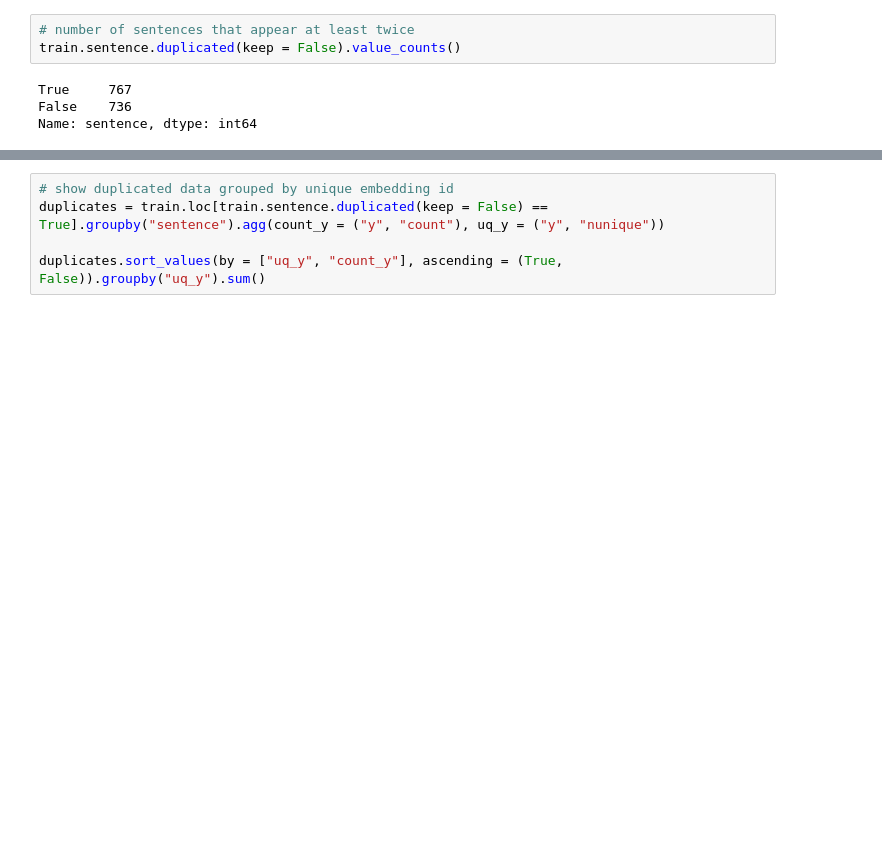
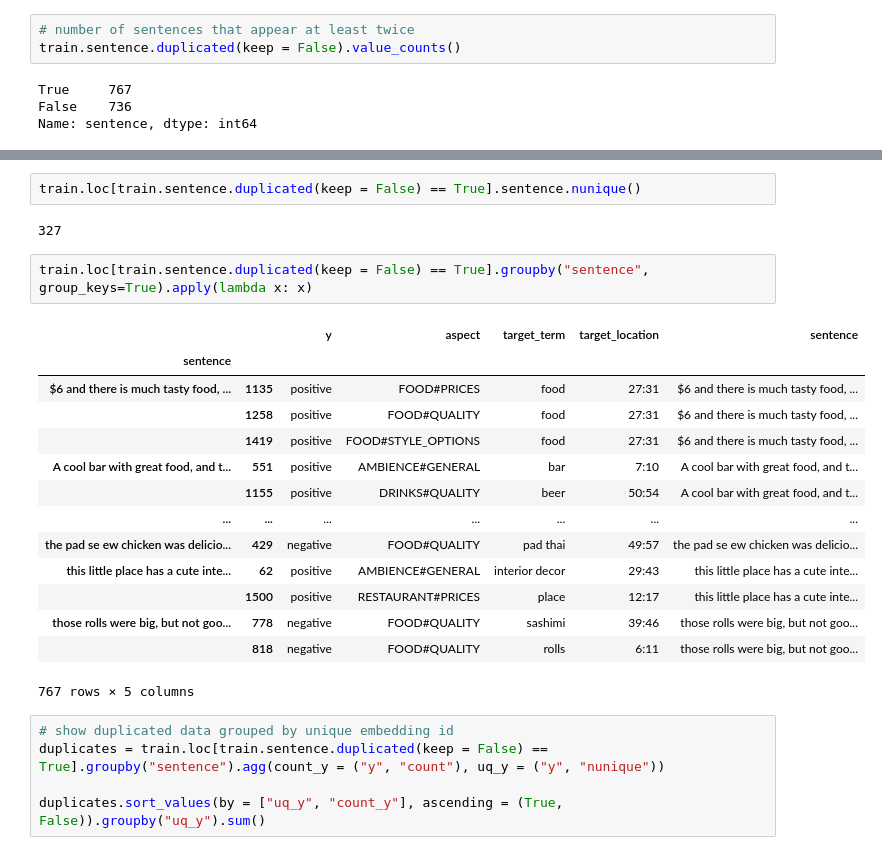
Before and after one commit to lassefschmidt/NLP-Aspect-Term-Polarity-Classification, a Jupyter notebook: 1_Data Analysis.ipynb, the cells around one changed output, grey strips where cells are left out. Cells and saved outputs as stored; diff of their text form; blank space fills up the shorter version.

```diff
--- a/1_Data Analysis.ipynb
+++ b/1_Data Analysis.ipynb
@@ -134,3 +144,24 @@ Name: sentence, dtype: int64
+# %%
+train.loc[train.sentence.duplicated(keep = False) == True].sentence.nunique()
+# %% [output]
+327
+# %%
+train.loc[train.sentence.duplicated(keep = False) == True].groupby("sentence", group_keys=True).apply(lambda x: x)
+# %% [output]
+|  |  | y | aspect | target_term | target_location | sentence |
+| sentence |  |  |  |  |  |  |
+| $6 and there is much tasty food, ... | 1135 | positive | FOOD#PRICES | food | 27:31 | $6 and there is much tasty food, ... |
+|  | 1258 | positive | FOOD#QUALITY | food | 27:31 | $6 and there is much tasty food, ... |
+|  | 1419 | positive | FOOD#STYLE_OPTIONS | food | 27:31 | $6 and there is much tasty food, ... |
+| A cool bar with great food, and t... | 551 | positive | AMBIENCE#GENERAL | bar | 7:10 | A cool bar with great food, and t... |
+|  | 1155 | positive | DRINKS#QUALITY | beer | 50:54 | A cool bar with great food, and t... |
+| ... | ... | ... | ... | ... | ... | ... |
+| the pad se ew chicken was delicio... | 429 | negative | FOOD#QUALITY | pad thai | 49:57 | the pad se ew chicken was delicio... |
+| this little place has a cute inte... | 62 | positive | AMBIENCE#GENERAL | interior decor | 29:43 | this little place has a cute inte... |
+|  | 1500 | positive | RESTAURANT#PRICES | place | 12:17 | this little place has a cute inte... |
+| those rolls were big, but not goo... | 778 | negative | FOOD#QUALITY | sashimi | 39:46 | those rolls were big, but not goo... |
+|  | 818 | negative | FOOD#QUALITY | rolls | 6:11 | those rolls were big, but not goo... |
+767 rows × 5 columns
 # %%
 # show duplicated data grouped by unique embedding id
 duplicates = train.loc[train.sentence.duplicated(keep = False) == True].groupby("sentence").agg(count_y = ("y", "count"), uq_y = ("y", "nunique"))
```
Also changed, not shown: parts of 14 cells of this notebook, 1 other file.
